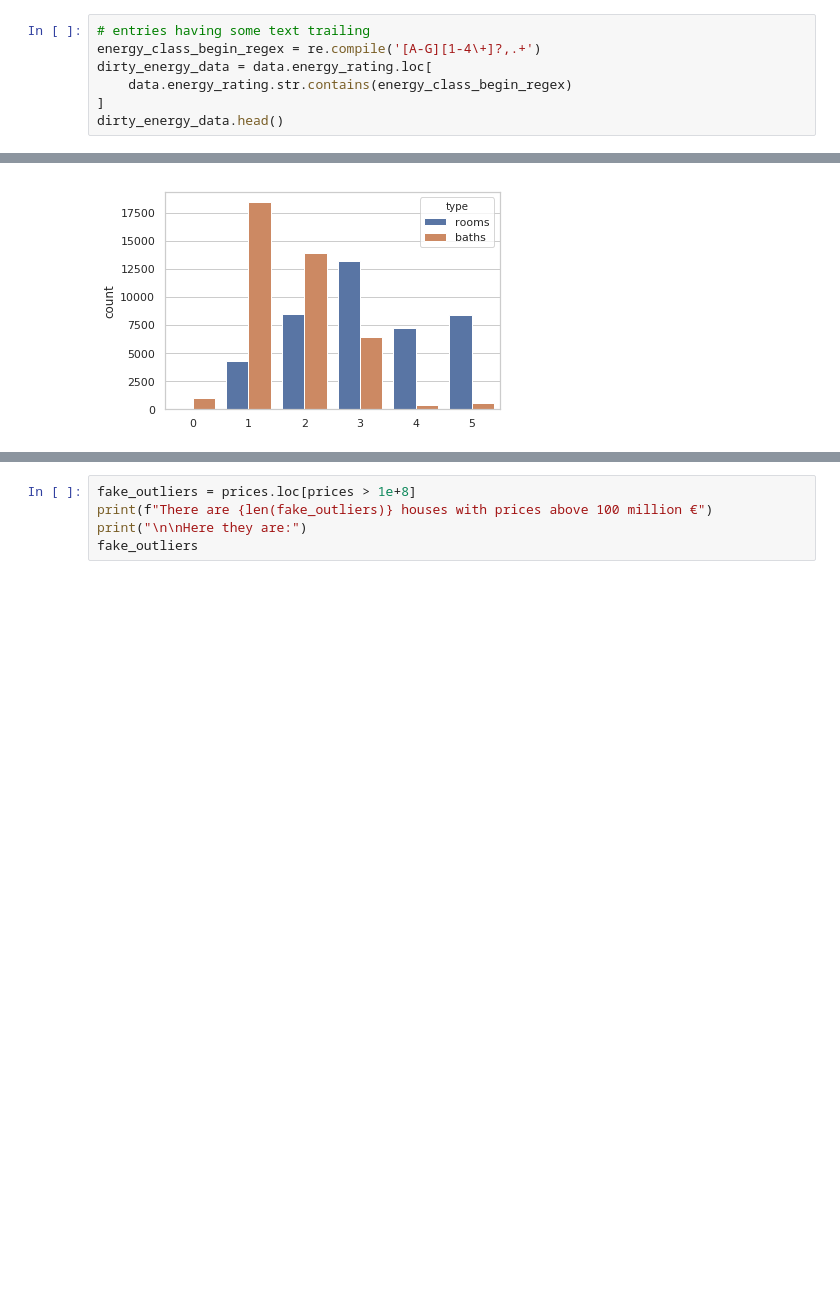
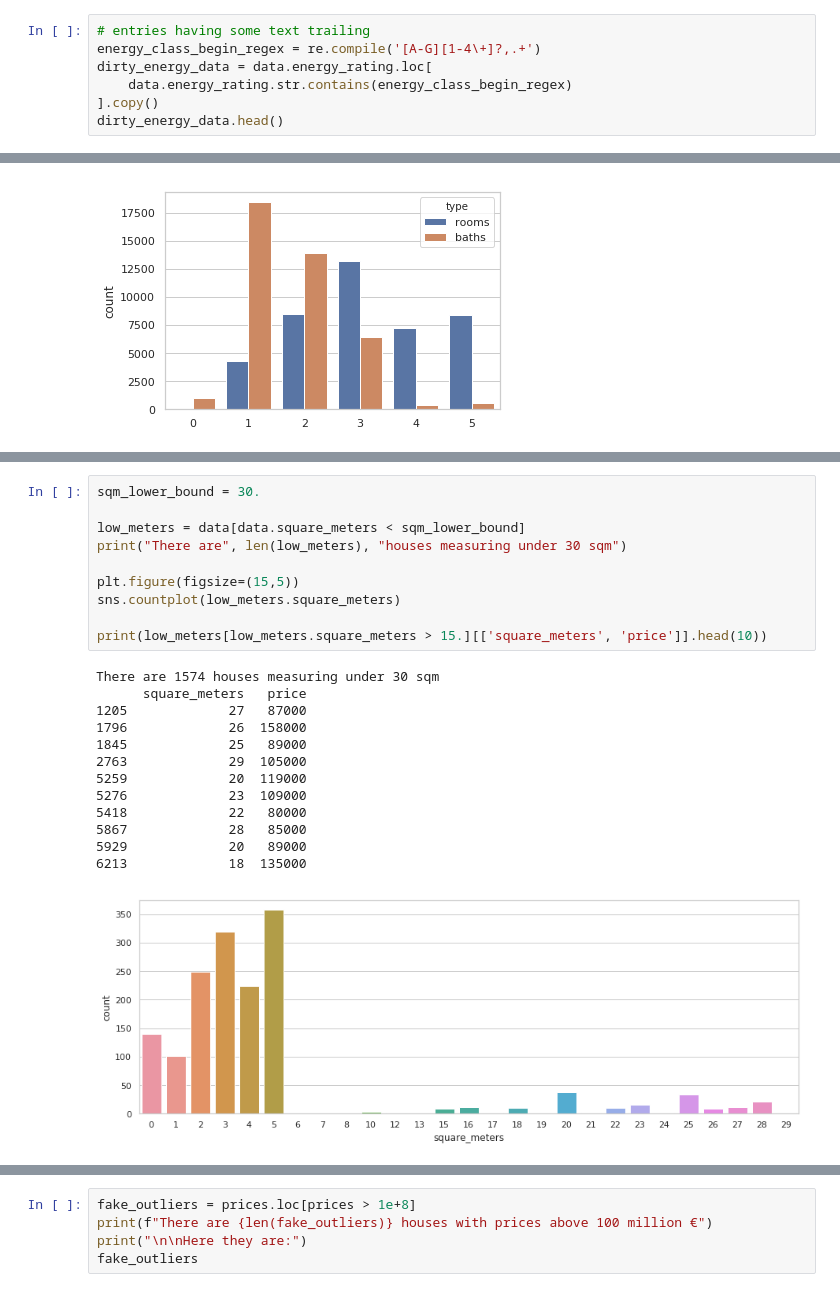
Before and after one commit to marcogenualdo/rome-housing-market, a Jupyter notebook: data_analysis.ipynb, the cells around one changed output, grey strips where cells are left out. Drawn from its saved outputs; the diff is of its cells as text; blank space fills up the shorter version.

```diff
--- a/data_analysis.ipynb
+++ b/data_analysis.ipynb
@@ -139,7 +179,7 @@ sns.scatterplot(
 energy_class_begin_regex = re.compile('[A-G][1-4\+]?,.+')
 dirty_energy_data = data.energy_rating.loc[
     data.energy_rating.str.contains(energy_class_begin_regex)
-]
+].copy()
 dirty_energy_data.head()
 # %% [output]
 585    A1, edificio energia quasi zero
@@ -371,0 +528,24 @@ Text(0.5, 0, 'log(square_meters)')
+# %%
+sqm_lower_bound = 30.
+
+low_meters = data[data.square_meters < sqm_lower_bound]
+print("There are", len(low_meters), "houses measuring under 30 sqm")
+
+plt.figure(figsize=(15,5))
+sns.countplot(low_meters.square_meters)
+
+print(low_meters[low_meters.square_meters > 15.][['square_meters', 'price']].head(10))
+# %% [output]
+There are 1574 houses measuring under 30 sqm
+      square_meters   price
+1205             27   87000
+1796             26  158000
+1845             25   89000
+2763             29  105000
+5259             20  119000
+5276             23  109000
+5418             22   80000
+5867             28   85000
+5929             20   89000
+6213             18  135000
+[figure, added]
```
Also changed, not shown: parts of 79 cells of this notebook, 4 other files.
